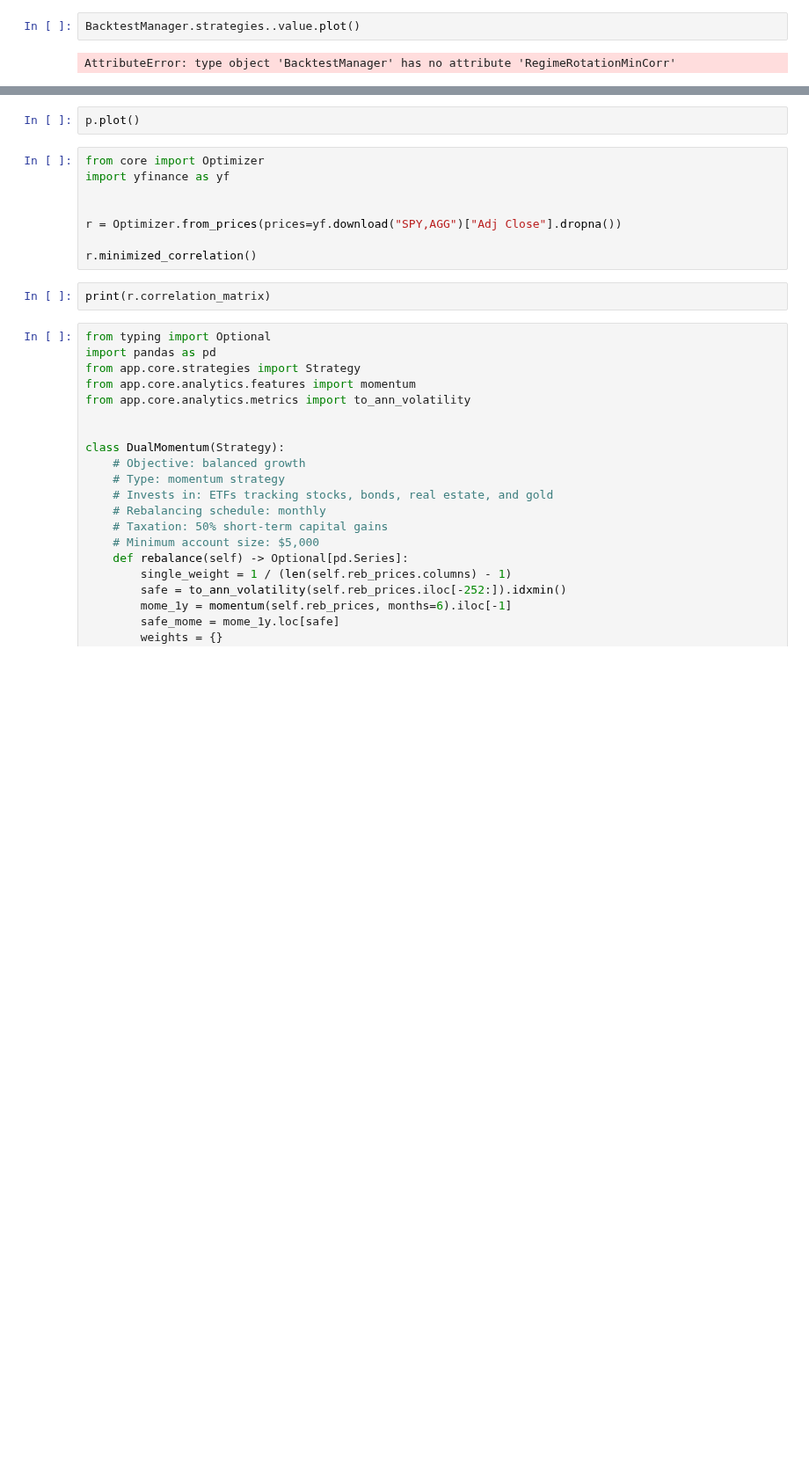
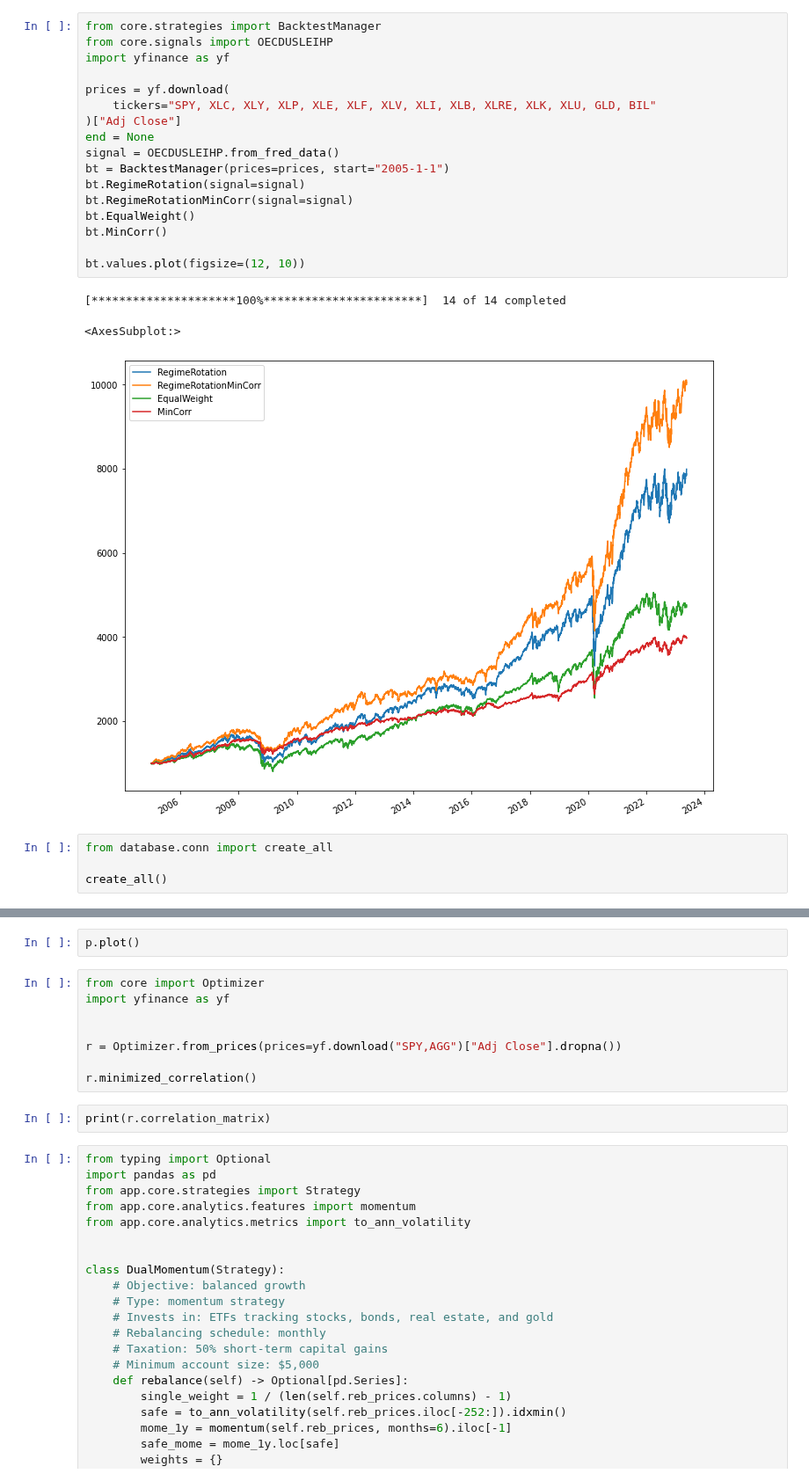
Before and after one commit to HTF1125/RobertLab, a Jupyter notebook: src/test.ipynb, the cells around one changed output, grey strips where cells are left out. Shown at 88% size. Drawn from its saved outputs; the diff is of its cells as text; blank space fills up the shorter version.

```diff
--- a/src/test.ipynb
+++ b/src/test.ipynb
@@ -126,4 +1,25 @@ CVaR                -0.034115              -0.032053
-# %%
-BacktestManager.strategies..value.plot()
-# %% [output]
-AttributeError: type object 'BacktestManager' has no attribute 'RegimeRotationMinCorr'
+# %%
+from core.strategies import BacktestManager
+from core.signals import OECDUSLEIHP
+import yfinance as yf
+
+prices = yf.download(
+    tickers="SPY, XLC, XLY, XLP, XLE, XLF, XLV, XLI, XLB, XLRE, XLK, XLU, GLD, BIL"
+)["Adj Close"]
+end = None
+signal = OECDUSLEIHP.from_fred_data()
+bt = BacktestManager(prices=prices, start="2005-1-1")
+bt.RegimeRotation(signal=signal)
+bt.RegimeRotationMinCorr(signal=signal)
+bt.EqualWeight()
+bt.MinCorr()
+
+bt.values.plot(figsize=(12, 10))
+# %% [output]
+[*********************100%***********************]  14 of 14 completed
+<AxesSubplot:>
+[figure, added]
+# %%
+from database.conn import create_all
+
+create_all()
```
Also changed, not shown: parts of 3 cells of this notebook, 9 other files.
